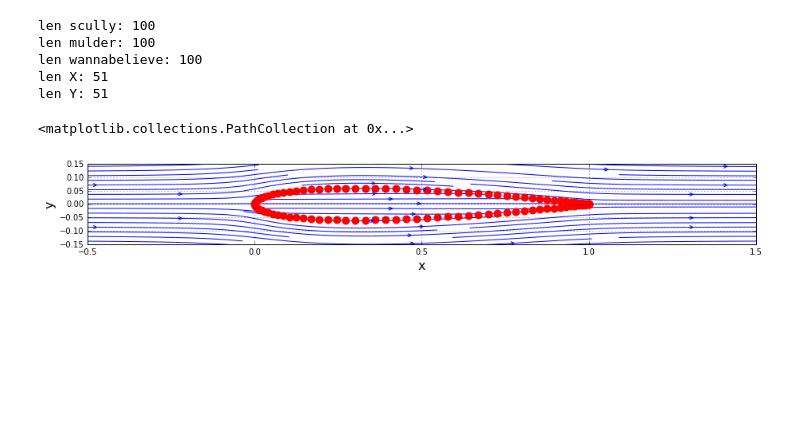
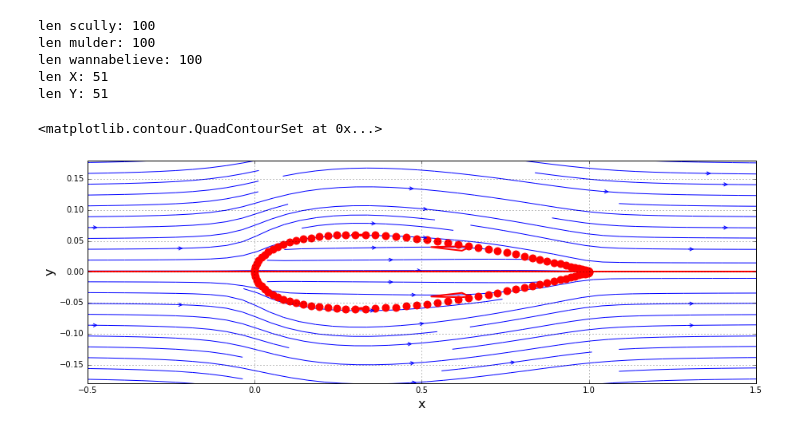
Before and after one commit to lpgleaves/mae6226-workspace, a Jupyter notebook: assignments/assignment-01.ipynb, the cells around one changed output. Cells and saved outputs as stored; diff of their text form; code cells hidden in the pictures; blank space fills up the shorter version.

```diff
--- a/assignments/assignment-01.ipynb
+++ b/assignments/assignment-01.ipynb
@@ -65,6 +65,33 @@ def getvel(strength,xs,ys,X,Y):
     v = strength/(2*numpy.pi)*(Y-ys)/((X-xs)**2+(Y-ys)**2)
 
     return u, v
+
+def getstreamfunc(strength,xs,ys,X,Y):
+    """
+    Returns the stream-function generated by a source/sink.
+
+    Parameters
+    ----------
+    strength: float
+        Strength of the source/sink.
+    xs: float
+        x-coordinate of the source (or sink).
+    ys: float
+        y-coordinate of the source (or sink).
+    X: 2D Numpy array of floats
+        x-coordinate of the mesh points.
+    Y: 2D Numpy array of floats
+        y-coordinate of the mesh points.
+
+    Returns
+    -------
+    psi: 2D Numpy array of floats
+        The stream-function.
+    """
+
+    psi = strength/(2*numpy.pi)*numpy.arctan2((Y-ys), (X-xs))
+
+    return psi
 # %%
 scully = numpy.loadtxt('NACA0012_x.txt')
 mulder = numpy.loadtxt('NACA0012_y.txt')
@@ -87,6 +115,7 @@ len Y: 51
 # %%
 u_source = 0
 v_source = 0
+psi_source = 0
 
 for i in range(0,100):
     strength = wannabelieve[i]
@@ -94,23 +123,27 @@ for i in range(0,100):
     ys = mulder[i]
 
     u, v = getvel(strength,xs,ys,X,Y)
+    psi = getstreamfunc(strength,xs,ys,X,Y)
     u_source += u
     v_source += v
+    psi_source += psi
 # %%
 # superposition of the source on the freestream
 u = u_fs + u_source
 v = v_fs + v_source
+psi = psi_fs + psi_source
 
 # plot that mfing streamline
 size = 15
-pyplot.figure(figsize=(size,(max(mulder)-min(mulder))/(max(scully)-min(scully))*size))
+pyplot.figure(figsize=(size,size/3))
 pyplot.grid(True)
 pyplot.xlabel('x',fontsize=16)
 pyplot.ylabel('y',fontsize=16)
 pyplot.xlim(min(scully)-0.5, max(scully)+0.5)
-pyplot.ylim(-0.15, 0.15)
+pyplot.ylim(-0.18, 0.18)
 pyplot.streamplot(X,Y,u,v,density=2,linewidth=1,arrowsize=1,arrowstyle='->')
 pyplot.scatter(scully,mulder,color='red',s=80,marker='o')
+pyplot.contour(X,Y,psi, levels=[0],colors='red',linewidths=2,linestyles='solid')
 # %% [output]
-<matplotlib.collections.PathCollection at 0x...>
+<matplotlib.contour.QuadContourSet at 0x...>
-[figure, old version]
+[figure, new version]
```
Also changed, not shown: parts of 3 cells of this notebook.
